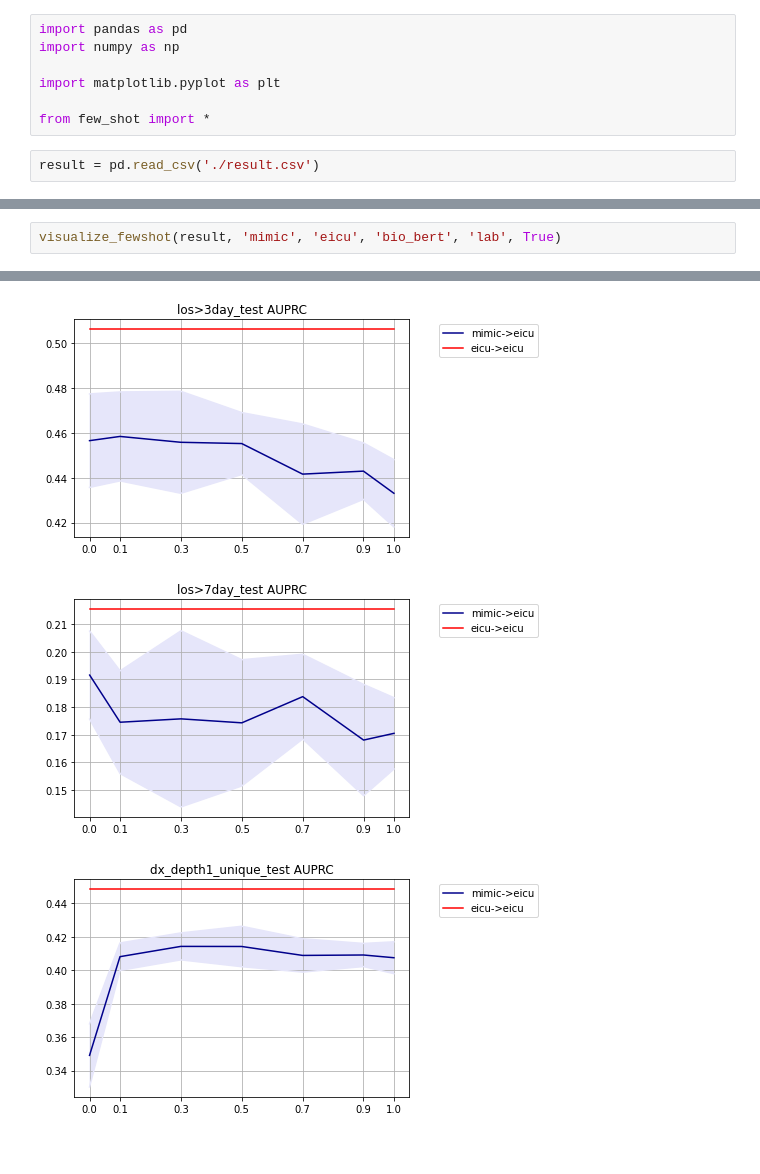
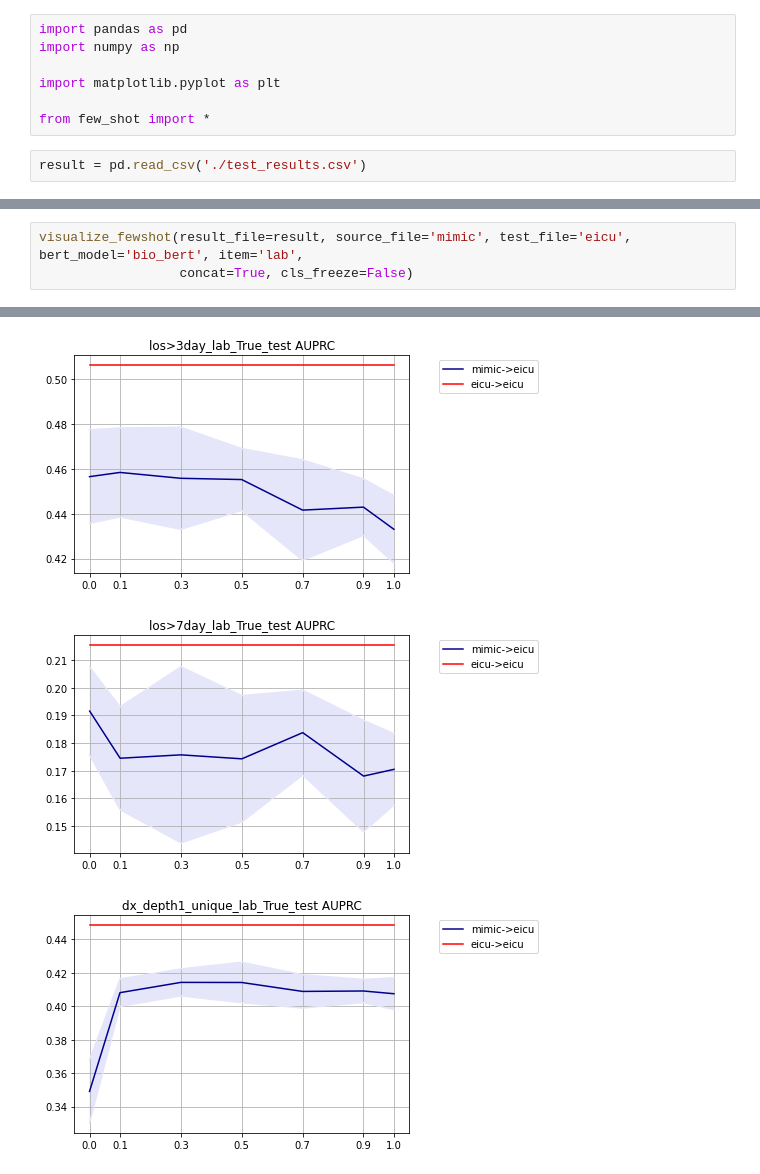
Before and after one commit to jiyounglee-0523/pretrained_ehr, a Jupyter notebook: visualize/visualize_result.ipynb, the cells around one changed output, grey strips where cells are left out. Drawn from its saved outputs; the diff is of its cells as text.

```diff
--- a/visualize/visualize_result.ipynb
+++ b/visualize/visualize_result.ipynb
@@ -6,4 +6,4 @@ import matplotlib.pyplot as plt
 
 from few_shot import *
 # %%
-result = pd.read_csv('./result.csv')
+result = pd.read_csv('./test_results.csv')
@@ -10,3 +106,4 @@ result = pd.read_csv('./result.csv')
 # %%
-visualize_fewshot(result, 'mimic', 'eicu', 'bio_bert', 'lab', True)
+visualize_fewshot(result_file=result, source_file='mimic', test_file='eicu', bert_model='bio_bert', item='lab',
+                  concat=True, cls_freeze=False)
 # %% [output]
@@ -15,4 +112,4 @@ visualize_fewshot(result, 'mimic', 'eicu', 'bio_bert', 'lab', True)
-[figure, old version]
+[figure, new version]
-[figure, old version]
+[figure, new version]
-[figure, old version]
+[figure, new version]
 # %%
```
Also changed, not shown: parts of 13 cells of this notebook, 6 other files.
